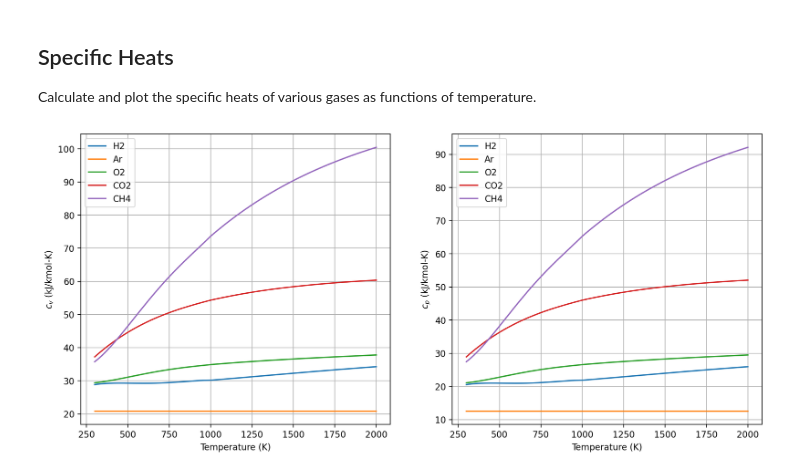
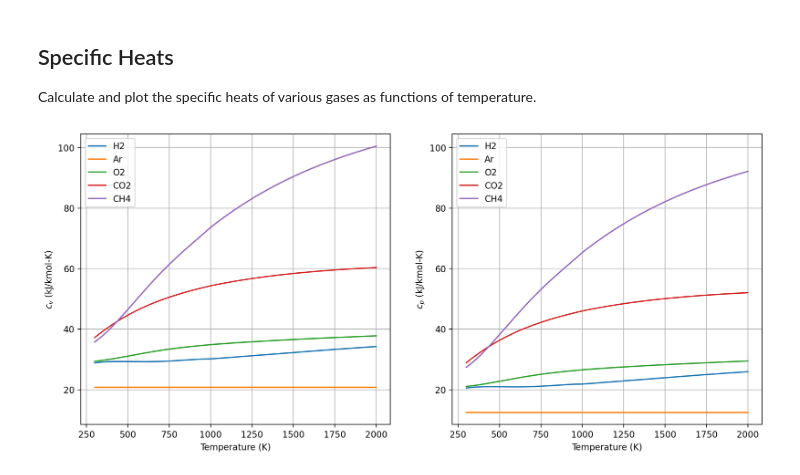
Before and after one commit to davetew/Modern-Aerospace-Propulsion, a Jupyter notebook: Thermodynamics_of_Gases.ipynb, the cells around one changed output. Cells and saved outputs as stored; diff of their text form; code cells hidden in the pictures.

```diff
--- a/Thermodynamics_of_Gases.ipynb
+++ b/Thermodynamics_of_Gases.ipynb
@@ -45,15 +45,21 @@ for s in species:
 # %%
 # Plot the specific heats vs temperature
 fig, ax = plt.subplots(1, 2, figsize=(14, 6))
 for s in species:
     ax[0].plot(cv.index, cp[s]/1000, label=s)
     ax[1].plot(cp.index, cv[s]/1000, label=s)
+
+# Set the same y-axis scale for both charts - using the appropriate minimum and maximum
+max_lim = max(ax[0].get_ylim()[1], ax[1].get_ylim()[1])
+min_lim = min(ax[0].get_ylim()[0], ax[1].get_ylim()[0])
+ax[0].set_ylim(min_lim, max_lim)
+ax[1].set_ylim(min_lim, max_lim)
 ax[0].set_xlabel('Temperature (K)')
 ax[0].set_ylabel('$c_v$ (kJ/kmol-K)')
 ax[1].set_xlabel('Temperature (K)')
 ax[1].set_ylabel('$c_p$ (kJ/kmol-K)')
 ax[0].legend(); ax[0].grid()
 ax[1].legend(); ax[1].grid()
 plt.show()
 # %% [output]
-[figure, old version]
+[figure, new version]
```
